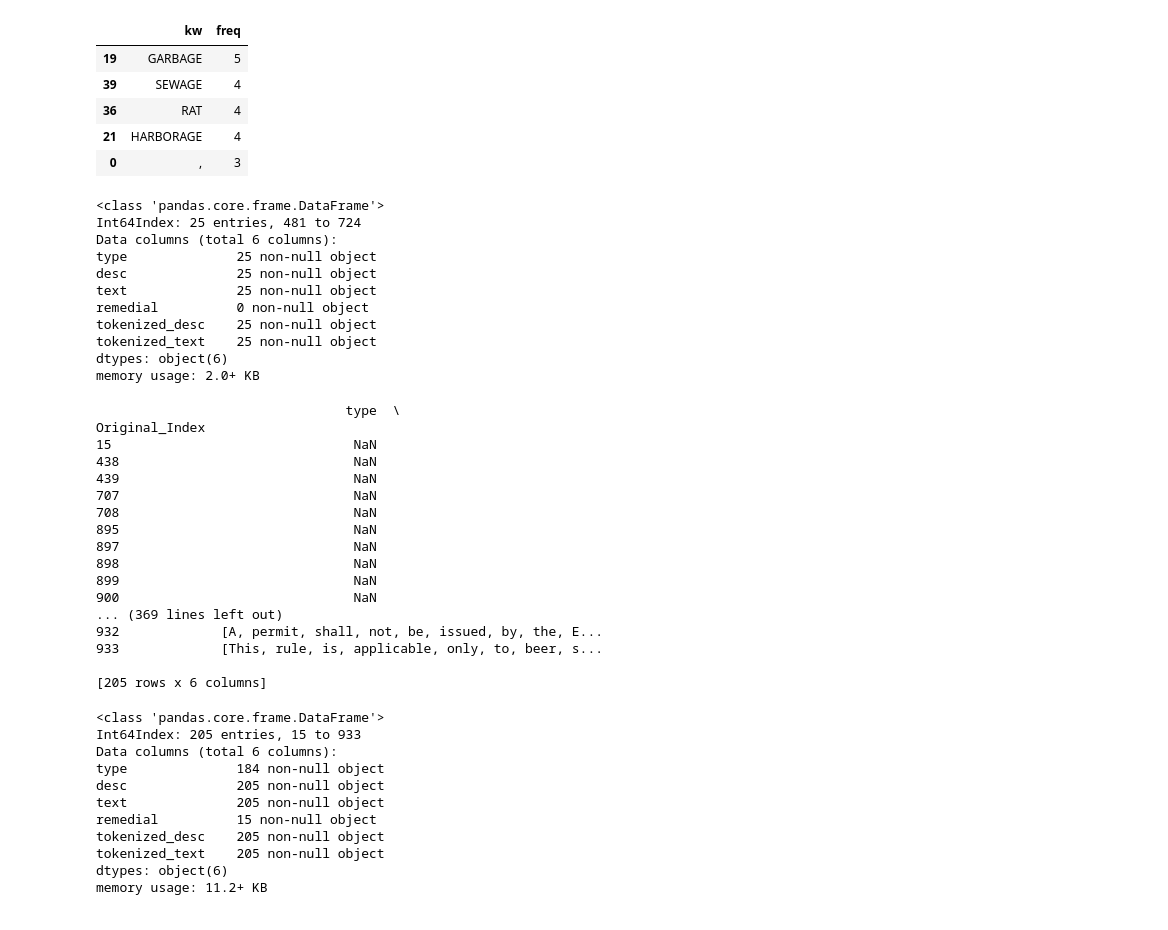
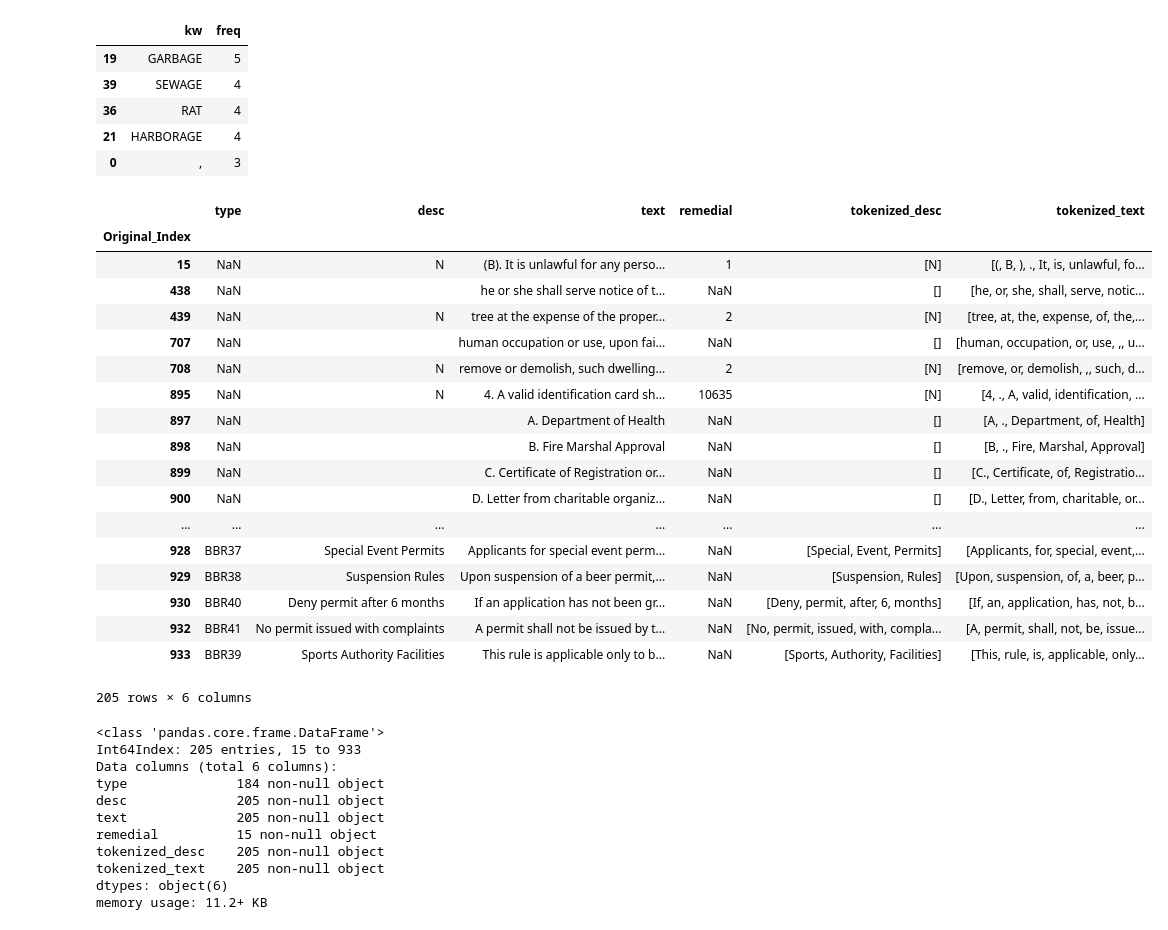
Before and after one commit to DEREJEGETU/data-question-2, a Jupyter notebook: notebooks/Mahesh.ipynb, the cells around one changed output. Saved outputs shown, nothing was run; the diff lists cells and outputs as text; code cells hidden in the pictures.

```diff
--- a/notebooks/Mahesh.ipynb
+++ b/notebooks/Mahesh.ipynb
@@ -320,44 +328,37 @@ Chapter_kw_sorted.head()
 | 21 | HARBORAGE | 4 |
 | 0 | , | 3 |
 # %%
-searchfor_2 = [
+#MCL_Chapter[MCL_Chapter["desc"].str.contains("chicken", case = False)]
+
+Junk = [
     "garbage", "sew", "vermin", "water", "plumbing", "excrement",
     "litter", "junk", "waste", "dumping", "vegetation", "chickens"]
 Chapter_drop = MCL_Chapter.drop(
-    MCL_Chapter[MCL_Chapter["desc"].str.contains('|'.join(searchfor_2), case = False)].index)
+    MCL_Chapter[MCL_Chapter["desc"].str.contains('|'.join(Junk), case = False)].index)
 MCL_Chapter.info()
-# %% [output]
-<class 'pandas.core.frame.DataFrame'>
-Int64Index: 25 entries, 481 to 724
-Data columns (total 6 columns):
-type              25 non-null object
-desc              25 non-null object
-text              25 non-null object
-remedial          0 non-null object
-tokenized_desc    25 non-null object
-tokenized_text    25 non-null object
-dtypes: object(6)
-memory usage: 2.0+ KB
-# %%
-print(master_remainder)
-# %% [output]
-                                type  \
-Original_Index
-15                               NaN
-438                              NaN
-439                              NaN
-707                              NaN
-708                              NaN
-895                              NaN
-897                              NaN
-898                              NaN
-899                              NaN
-900                              NaN
-... (369 lines left out)
-932             [A, permit, shall, not, be, issued, by, the, E...
-933             [This, rule, is, applicable, only, to, beer, s...
-
-[205 rows x 6 columns]
+# %%
+#Begin work on remainder df.
+master_remainder
+# %% [output]
+|  | type | desc | text | remedial | tokenized_desc | tokenized_text |
+| Original_Index |  |  |  |  |  |  |
+| 15 | NaN | N | (B). It is unlawful for any perso... | 1 | [N] | [(, B, ), ., It, is, unlawful, fo... |
+| 438 | NaN |  | he or she shall serve notice of t... | NaN | [] | [he, or, she, shall, serve, notic... |
+| 439 | NaN | N | tree at the expense of the proper... | 2 | [N] | [tree, at, the, expense, of, the,... |
+| 707 | NaN |  | human occupation or use, upon fai... | NaN | [] | [human, occupation, or, use, ,, u... |
+| 708 | NaN | N | remove or demolish, such dwelling... | 2 | [N] | [remove, or, demolish, ,, such, d... |
+| 895 | NaN | N | 4. A valid identification card sh... | 10635 | [N] | [4, ., A, valid, identification, ... |
+| 897 | NaN |  | A. Department of Health | NaN | [] | [A, ., Department, of, Health] |
+| 898 | NaN |  | B. Fire Marshal Approval | NaN | [] | [B, ., Fire, Marshal, Approval] |
+| 899 | NaN |  | C. Certificate of Registration or... | NaN | [] | [C., Certificate, of, Registratio... |
+| 900 | NaN |  | D. Letter from charitable organiz... | NaN | [] | [D., Letter, from, charitable, or... |
+| ... | ... | ... | ... | ... | ... | ... |
+| 928 | BBR37 | Special Event Permits | Applicants for special event perm... | NaN | [Special, Event, Permits] | [Applicants, for, special, event,... |
+| 929 | BBR38 | Suspension Rules | Upon suspension of a beer permit,... | NaN | [Suspension, Rules] | [Upon, suspension, of, a, beer, p... |
+| 930 | BBR40 | Deny permit after 6 months | If an application has not been gr... | NaN | [Deny, permit, after, 6, months] | [If, an, application, has, not, b... |
+| 932 | BBR41 | No permit issued with complaints | A permit shall not be issued by t... | NaN | [No, permit, issued, with, compla... | [A, permit, shall, not, be, issue... |
+| 933 | BBR39 | Sports Authority Facilities | This rule is applicable only to b... | NaN | [Sports, Authority, Facilities] | [This, rule, is, applicable, only... |
+205 rows × 6 columns
 # %%
 master_remainder.info()
 # %% [output]
```
Also changed, not shown: parts of 48 cells of this notebook.
